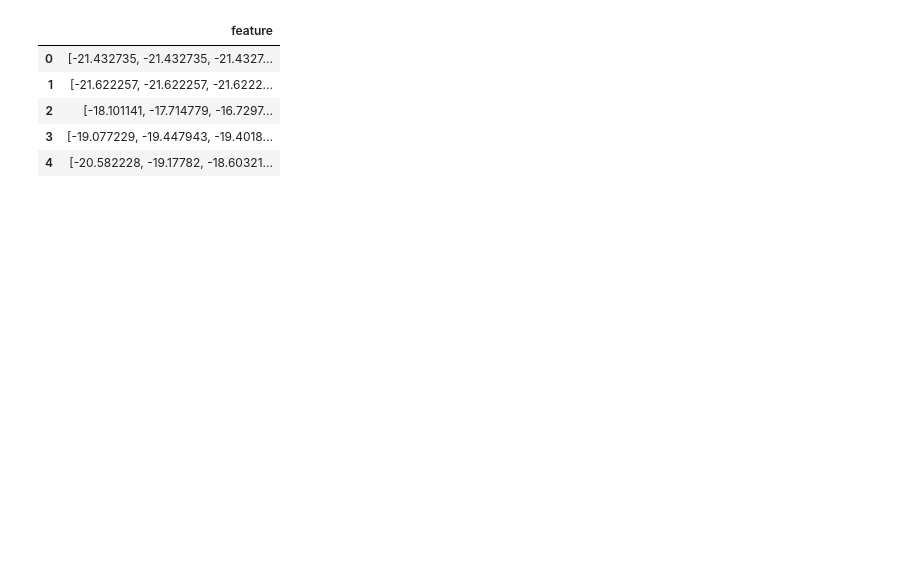
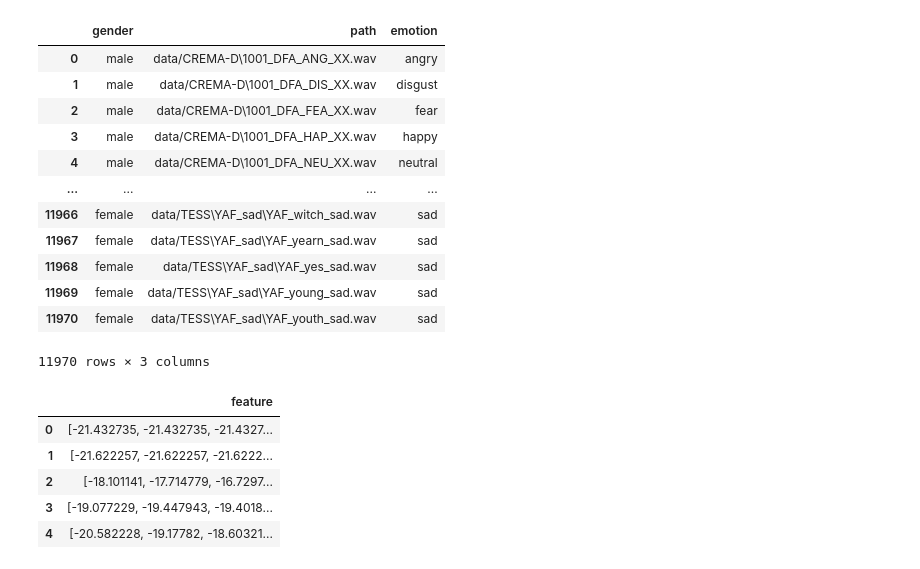
Before and after one commit to maezzedine/CMPS287-Speech-Emotion-Recognition, a Jupyter notebook: Speech Emotions Detection.ipynb, the cells around one changed output. Saved outputs shown, nothing was run; the diff lists cells and outputs as text; code cells hidden in the pictures; blank space fills up the shorter version.

Commit message:
Combine 4 datasets in one dataframe continaing path, gender and label

```diff
--- a/Speech Emotions Detection.ipynb
+++ b/Speech Emotions Detection.ipynb
@@ -56,0 +159,50 @@ files_paths
+# %%
+# TESS dataset
+
+# adjust the index
+index += savee_index + 1
+
+TESS_FILES = os.listdir(TESS)
+for dirname, _, filenames in tqdm(os.walk(TESS)):
+    for filename in filenames:
+        label = filename.split('.')[0].split('_')[-1]
+
+        if label == 'neutral':
+            emotion = NEUTRAL
+        elif label == 'happy':
+            emotion = HAPPY
+        elif label == 'sad':
+            emotion = SAD
+        elif label == 'angry':
+            emotion = ANGRY
+        elif label == 'fear':
+            emotion = FEAR
+        elif label == 'disgust':
+            emotion = DISGUST
+        elif label == 'ps':
+            emotion = SURPRISE
+        else:
+            emotion = 'unknown'
+
+        gender = 'female'
+        path = os.path.join(dirname, filename)
+
+        paths_df.loc[index] = [gender, path, emotion]
+        index += 1
+# %%
+# The final datasets of the gender, path, and emotion of audio files from 4 combined datasets
+paths_df
+# %% [output]
+|  | gender | path | emotion |
+| 0 | male | data/CREMA-D\1001_DFA_ANG_XX.wav | angry |
+| 1 | male | data/CREMA-D\1001_DFA_DIS_XX.wav | disgust |
+| 2 | male | data/CREMA-D\1001_DFA_FEA_XX.wav | fear |
+| 3 | male | data/CREMA-D\1001_DFA_HAP_XX.wav | happy |
+| 4 | male | data/CREMA-D\1001_DFA_NEU_XX.wav | neutral |
+| ... | ... | ... | ... |
+| 11966 | female | data/TESS\YAF_sad\YAF_witch_sad.wav | sad |
+| 11967 | female | data/TESS\YAF_sad\YAF_yearn_sad.wav | sad |
+| 11968 | female | data/TESS\YAF_sad\YAF_yes_sad.wav | sad |
+| 11969 | female | data/TESS\YAF_sad\YAF_young_sad.wav | sad |
+| 11970 | female | data/TESS\YAF_sad\YAF_youth_sad.wav | sad |
+11970 rows × 3 columns
```
Also changed, not shown: parts of 13 cells of this notebook, 1 other file.
